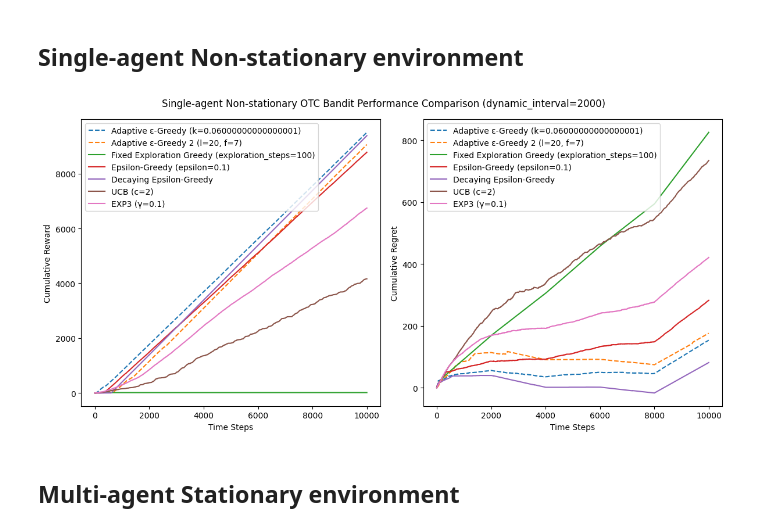
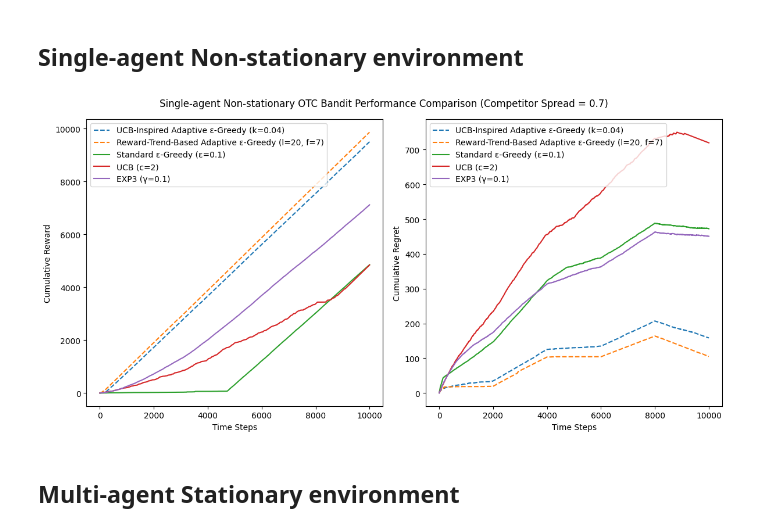
Before and after one commit to jessie-1001/RS-PROJECT, a Jupyter notebook: New_Algorithm_in_OTC.ipynb, the cells around one changed output. Saved outputs shown, nothing was run; the diff lists cells and outputs as text; code cells hidden in the pictures.

```diff
--- a/New_Algorithm_in_OTC.ipynb
+++ b/New_Algorithm_in_OTC.ipynb
@@ -411,7 +381,7 @@ class NonStationaryOTCEnvironment(OTCEnvironment):
 # ==========================
 # Experiment Runner
 # ==========================
-def run_new_experiment(bandit_class, bandit_params, env_params, num_steps):
+def run_non_stationary_experiment(bandit_class, bandit_params, env_params, num_steps):
     """Creates a new environment for each experiment."""
     env = NonStationaryOTCEnvironment(**env_params)
     return run_experiment(bandit_class, bandit_params, env, num_steps)
@@ -428,68 +398,52 @@ env_params = {
     'spreads': spreads,
     'competitor_spread': competitor_spread,
     'alpha': alpha,
     'dynamic_interval': dynamic_interval,
     'seed' : seed
 }
 
 # ==========================
-# Running Experiments
+# Running Experiment
 # ==========================
-# Adaptive ε-Greedy
-adaptive_epsilon_greedy_reward, adaptive_epsilon_greedy_regret = run_new_experiment(UCB_Inspired_Adaptive_Epsilon_Greedy, {'num_arms': num_arms, 'k': k}, env_params, num_steps)
-#Adaptive epsilon greedy
-Paper_adaptive_epsilon_greedy_reward, Paper_adaptive_epsilon_greedy_regret = run_new_experiment(Reward_Trend_Based_Adaptive_Epsilon_Greedy, {'num_arms': num_arms, 'l': l, 'f': f}, env_params, num_steps)
-# Fixed exploration Greedy
-fixed_exploration_greedy_reward, fixed_exploration_greedy_regret = run_new_experiment(FixedExplorationThenGreedy, {'num_arms': num_arms, 'exploration_steps': exploration_steps}, env_params, num_steps)
-# ε-Greedy
-epsilon_greedy_reward, epsilon_greedy_regret = run_new_experiment(EpsilonGreedy, {'num_arms': num_arms, 'epsilon': epsilon}, env_params, num_steps)
-#Decaying ε-Greedy
-decaying_epsilon_greedy_reward, decaying_epsilon_greedy_regret = run_new_experiment(EpsilonGreedyDecaying, {'num_arms': num_arms, 'epsilon_schedule': epsilon_schedule}, env_params, num_steps)
-# UCB
-ucb_reward, ucb_regret = run_new_experiment(UCB, {'num_arms': num_arms, 'c': c}, env_params, num_steps)
-# EXP3
-exp3_reward, exp3_regret = run_new_experiment(EXP3, {'num_arms': num_arms, 'gamma': gamma}, env_params, num_steps)
+results = {}
+for config in algo_configs:
+    key = config['label']
+    results[key] = run_non_stationary_experiment(
+        config['class'],
+        config['params'],
+        env_params,
+        num_steps
+    )
 
 # ==========================
 # Visualization
 # ==========================
-
+dashed_lines = 2
 plt.figure(figsize=(12, 6))
 
 # Reward Plot
 plt.subplot(1, 2, 1)
-
-plt.plot(adaptive_epsilon_greedy_reward, label=f'Adaptive ε-Greedy (k={k})', linestyle='--')
-plt.plot(Paper_adaptive_epsilon_greedy_reward, label=f'Adaptive ε-Greedy 2 (l={l}, f={f})', linestyle='--')
-plt.plot(fixed_exploration_greedy_reward, label=f'Fixed Exploration Greedy (exploration_steps={exploration_steps})')
-plt.plot(epsilon_greedy_reward, label=f'Epsilon-Greedy (epsilon={epsilon})')
-plt.plot(decaying_epsilon_greedy_reward, label='Decaying Epsilon-Greedy')
-plt.plot(ucb_reward, label=f'UCB (c={c})')
-plt.plot(exp3_reward, label=f'EXP3 (γ={gamma})')
+for idx, (label, (reward_curve, _)) in enumerate(results.items()):
+    linestyle = '--' if idx < dashed_lines else '-' # First two algorithms get dashed lines
+    plt.plot(reward_curve, label=label, linestyle=linestyle)
 plt.xlabel("Time Steps")
 plt.ylabel("Cumulative Reward")
 plt.legend()
 
-
 # Regret Plot
 plt.subplot(1, 2, 2)
-
-plt.plot(adaptive_epsilon_greedy_regret, label=f'Adaptive ε-Greedy (k={k})', linestyle='--')
-plt.plot(Paper_adaptive_epsilon_greedy_regret, label=f'Adaptive ε-Greedy 2 (l={l}, f={f})', linestyle='--')
-plt.plot(fixed_exploration_greedy_regret, label=f'Fixed Exploration Greedy (exploration_steps={exploration_steps})')
-plt.plot(epsilon_greedy_regret, label=f'Epsilon-Greedy (epsilon={epsilon})')
-plt.plot(decaying_epsilon_greedy_regret, label='Decaying Epsilon-Greedy')
-plt.plot(ucb_regret, label=f'UCB (c={c})')
-plt.plot(exp3_regret, label=f'EXP3 (γ={gamma})')
+for idx, (label, (_, regret_curve)) in enumerate(results.items()):
+    linestyle = '--' if idx < dashed_lines else '-'
+    plt.plot(regret_curve, label=label, linestyle=linestyle)
 plt.xlabel("Time Steps")
 plt.ylabel("Cumulative Regret")
 plt.legend()
 
-plt.suptitle(f"Single-agent Non-stationary OTC Bandit Performance Comparison (dynamic_interval={dynamic_interval})")
+plt.suptitle(f"Single-agent Non-stationary OTC Bandit Performance Comparison (Competitor Spread = {competitor_spread})")
 plt.tight_layout()
 plt.show()
 # %% [output]
-[figure, old version]
+[figure, new version]
 # %% [markdown]
 ## Multi-agent Stationary environment
 # %%
```
Also changed, not shown: parts of 4 cells of this notebook, 1 other file.
